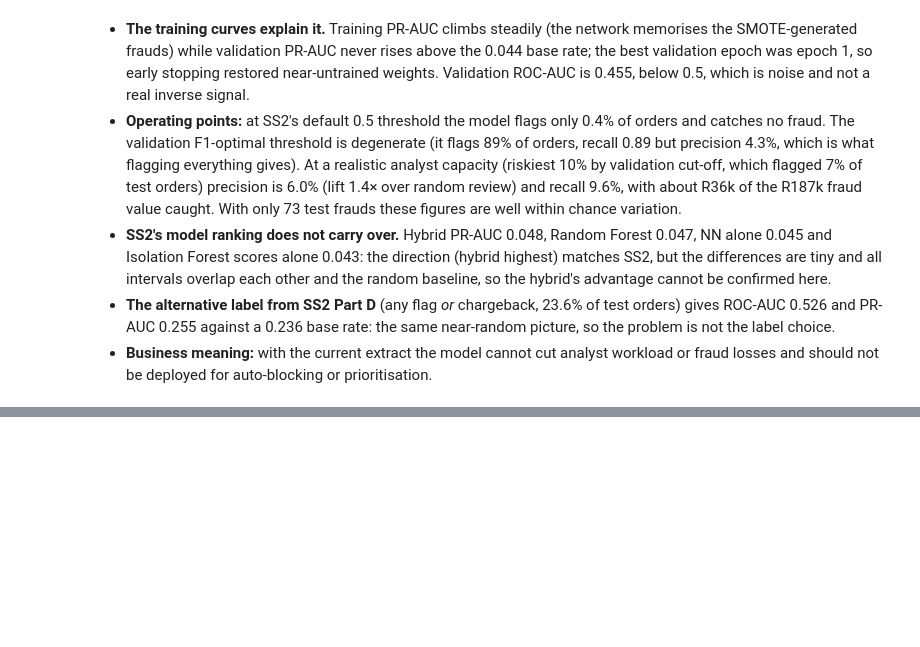
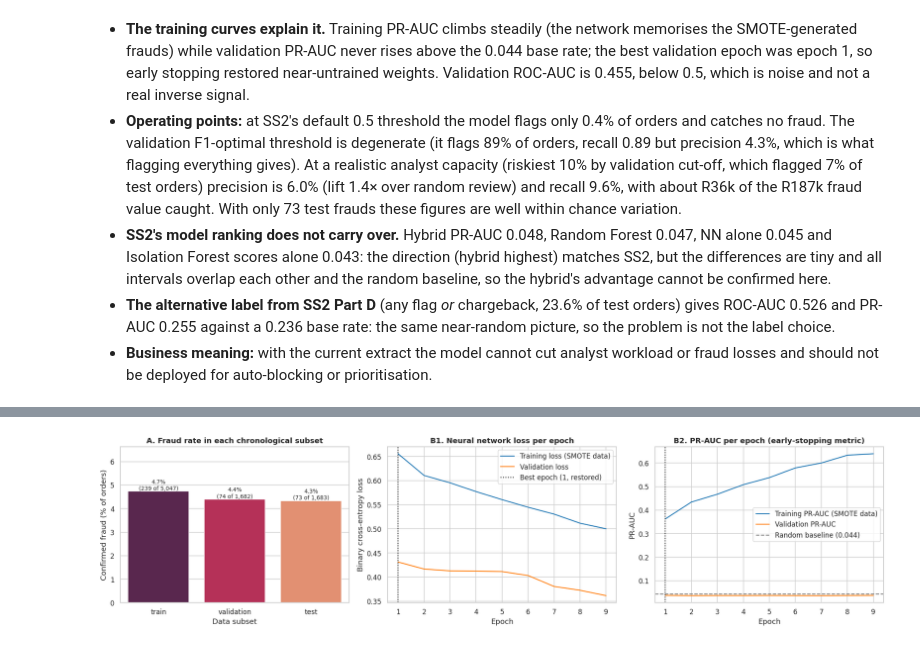
Before and after one commit to Theophillus-Stadio/SS1_Repo_CAP182_Theophillus-Moseki_26304942, a Jupyter notebook: SS3/SS3_PartB.ipynb, the cells around one changed output, grey strips where cells are left out. Drawn from its saved outputs; the diff is of its cells as text; code cells hidden in the pictures; blank space fills up the shorter version.

Commit message:
Results Visualization
Results Visualization

```diff
--- a/SS3/SS3_PartB.ipynb
+++ b/SS3/SS3_PartB.ipynb
@@ -401,0 +406,16 @@ Alternative label: {'label': 'flagged OR charged back', 'fraud_rate_test': 0.236
+# %%
+fig, ax = plt.subplots(1, 3, figsize=(18, 4.6))
+sp = split_tbl.reset_index().rename(columns={'index': 'subset'})
+sns.barplot(data=sp, x='subset', y='fraud_%', palette='rocket', ax=ax[0])
+for i, r in sp.iterrows(): ax[0].text(i, r['fraud_%'] + .05, f"{r['fraud_%']:.1f}%\n({int(r['fraud'])} of {int(r['orders']):,})", ha='center', fontsize=9)
+ax[0].set_title('A. Fraud rate in each chronological subset'); ax[0].set_xlabel('Data subset'); ax[0].set_ylabel('Confirmed fraud (% of orders)'); ax[0].set_ylim(0, sp['fraud_%'].max() * 1.4)
+ep = np.arange(1, len(hist_df) + 1); best_ep = hist_df.val_pr_auc.idxmax() + 1
+ax[1].plot(ep, hist_df.loss, color='#1f77b4', label='Training loss (SMOTE data)'); ax[1].set_xlabel('Epoch'); ax[1].set_ylabel('Binary cross-entropy loss')
+ax[1].plot(ep, hist_df.val_loss, color='#ff7f0e', label='Validation loss'); ax[1].axvline(best_ep, color='k', ls=':', label=f'Best epoch ({best_ep}, restored)')
+ax[1].set_title('B1. Neural network loss per epoch'); ax[1].legend()
+ax[2].plot(ep, hist_df.pr_auc, color='#1f77b4', label='Training PR-AUC (SMOTE data)'); ax[2].plot(ep, hist_df.val_pr_auc, color='#ff7f0e', label='Validation PR-AUC')
+ax[2].axhline(y_val.mean(), color='gray', ls='--', label=f'Random baseline ({y_val.mean():.3f})'); ax[2].axvline(best_ep, color='k', ls=':')
+ax[2].set_title('B2. PR-AUC per epoch (early-stopping metric)'); ax[2].set_xlabel('Epoch'); ax[2].set_ylabel('PR-AUC'); ax[2].legend()
+plt.tight_layout(); plt.savefig('outputs/fig_A_B_training.png', bbox_inches='tight'); plt.show()
+# %% [output]
+[figure, added]
```
Also changed, not shown: parts of 4 cells of this notebook.
